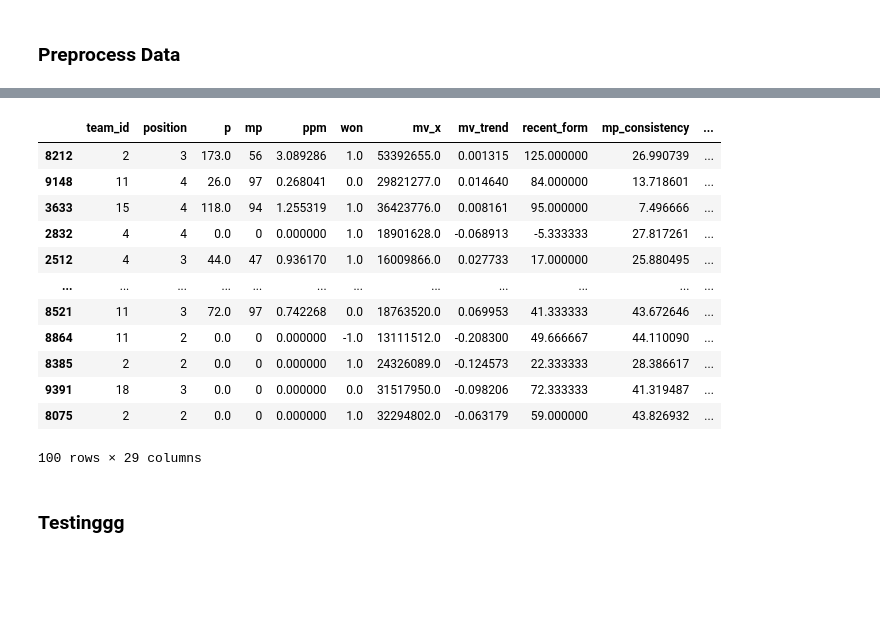
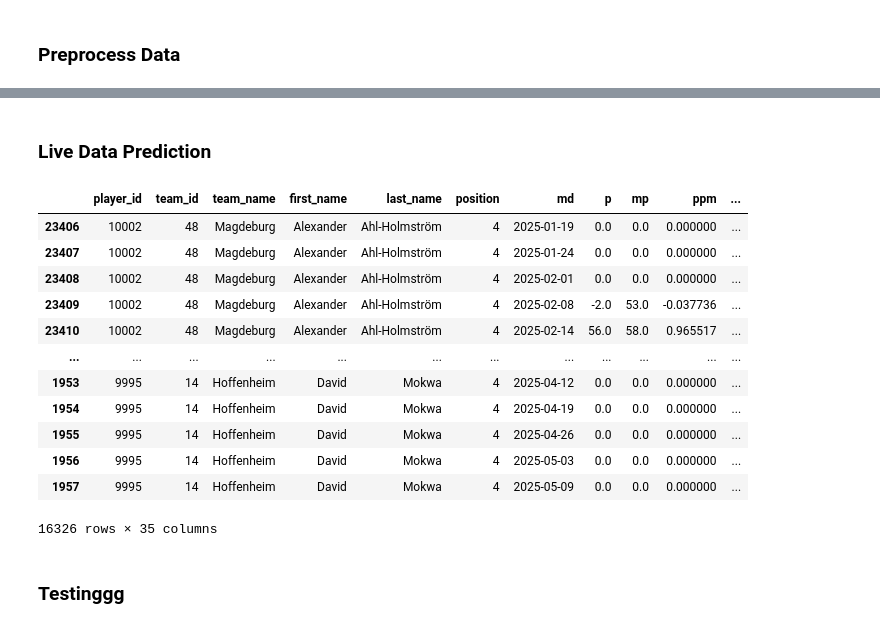
Before and after one commit to walzim/Kickbase-Trading-Advisor, a Jupyter notebook: main.ipynb, the cells around one changed output, grey strips where cells are left out. Cells and saved outputs as stored; diff of their text form; code cells hidden in the pictures; blank space fills up the shorter version.

```diff
--- a/main.ipynb
+++ b/main.ipynb
@@ -126,11 +196,0 @@ df['won'] = df['won'].fillna(-1)
-# %%
-# Add more Features
-df['mv_trend'] = df.groupby('player_id')['mv'].pct_change()  # Market Value Trend
-df['recent_form'] = df.groupby('player_id')['p'].rolling(3).mean().reset_index(0, drop=True)  # Form of last 3 games
-df['mp_consistency'] = df.groupby('player_id')['mp'].rolling(5).std().reset_index(0, drop=True)  # Playing time consistency
-
-# Replace NaN / inf values in new features
-df['mv_trend'] = df['mv_trend'].fillna(0)  # No trend initially
-df['mv_trend'] = df['mv_trend'].replace([np.inf, -np.inf], 0)  # Replace inf values
-df['recent_form'] = df['recent_form'].fillna(df['p'])  # If nan then take points of the game
-df['mp_consistency'] = df['mp_consistency'].fillna(df['mp'].std())  # Global std if not enough data
@@ -269,34 +322,21 @@ plt.show()
-# %%
-comparison = X_test.copy()  # Copy of features for comparison
-
-y_pred_rounded = np.round(y_pred, 2)
-
-comparison['y_true'] = y_test.values
-comparison['y_pred'] = y_pred_rounded
-
-# Sort by absolute error
-comparison['error'] = (comparison['y_true'] - comparison['y_pred']).abs()
-comparison_sorted = comparison.sort_values(by='error', ascending=False)
-
-
-# join df from above with comparison_sorted to get more data
-comparison_sorted = comparison_sorted.merge(df[['player_id', 'first_name', 'last_name', 'team_name', 'md', 'mv', 'mv_next_week']], left_index=True, right_index=True)
-
-display(comparison_sorted.head(100))
-# %% [output]
-|  | team_id | position | p | mp | ppm | won | mv_x | mv_trend | recent_form | mp_consistency | ... |
-| 8212 | 2 | 3 | 173.0 | 56 | 3.089286 | 1.0 | 53392655.0 | 0.001315 | 125.000000 | 26.990739 | ... |
-| 9148 | 11 | 4 | 26.0 | 97 | 0.268041 | 0.0 | 29821277.0 | 0.014640 | 84.000000 | 13.718601 | ... |
-| 3633 | 15 | 4 | 118.0 | 94 | 1.255319 | 1.0 | 36423776.0 | 0.008161 | 95.000000 | 7.496666 | ... |
-| 2832 | 4 | 4 | 0.0 | 0 | 0.000000 | 1.0 | 18901628.0 | -0.068913 | -5.333333 | 27.817261 | ... |
-| 2512 | 4 | 3 | 44.0 | 47 | 0.936170 | 1.0 | 16009866.0 | 0.027733 | 17.000000 | 25.880495 | ... |
-| ... | ... | ... | ... | ... | ... | ... | ... | ... | ... | ... | ... |
-| 8521 | 11 | 3 | 72.0 | 97 | 0.742268 | 0.0 | 18763520.0 | 0.069953 | 41.333333 | 43.672646 | ... |
-| 8864 | 11 | 2 | 0.0 | 0 | 0.000000 | -1.0 | 13111512.0 | -0.208300 | 49.666667 | 44.110090 | ... |
-| 8385 | 2 | 2 | 0.0 | 0 | 0.000000 | 1.0 | 24326089.0 | -0.124573 | 22.333333 | 28.386617 | ... |
-| 9391 | 18 | 3 | 0.0 | 0 | 0.000000 | 0.0 | 31517950.0 | -0.098206 | 72.333333 | 41.319487 | ... |
-| 8075 | 2 | 2 | 0.0 | 0 | 0.000000 | 1.0 | 32294802.0 | -0.063179 | 59.000000 | 43.826932 | ... |
-100 rows × 29 columns
+# %% [markdown]
+### Live Data Prediction
+# %%
+display(df)
+# %% [output]
+|  | player_id | team_id | team_name | first_name | last_name | position | md | p | mp | ppm | ... |
+| 23406 | 10002 | 48 | Magdeburg | Alexander | Ahl-Holmström | 4 | 2025-01-19 | 0.0 | 0.0 | 0.000000 | ... |
+| 23407 | 10002 | 48 | Magdeburg | Alexander | Ahl-Holmström | 4 | 2025-01-24 | 0.0 | 0.0 | 0.000000 | ... |
+| 23408 | 10002 | 48 | Magdeburg | Alexander | Ahl-Holmström | 4 | 2025-02-01 | 0.0 | 0.0 | 0.000000 | ... |
+| 23409 | 10002 | 48 | Magdeburg | Alexander | Ahl-Holmström | 4 | 2025-02-08 | -2.0 | 53.0 | -0.037736 | ... |
+| 23410 | 10002 | 48 | Magdeburg | Alexander | Ahl-Holmström | 4 | 2025-02-14 | 56.0 | 58.0 | 0.965517 | ... |
+| ... | ... | ... | ... | ... | ... | ... | ... | ... | ... | ... | ... |
+| 1953 | 9995 | 14 | Hoffenheim | David | Mokwa | 4 | 2025-04-12 | 0.0 | 0.0 | 0.000000 | ... |
+| 1954 | 9995 | 14 | Hoffenheim | David | Mokwa | 4 | 2025-04-19 | 0.0 | 0.0 | 0.000000 | ... |
+| 1955 | 9995 | 14 | Hoffenheim | David | Mokwa | 4 | 2025-04-26 | 0.0 | 0.0 | 0.000000 | ... |
+| 1956 | 9995 | 14 | Hoffenheim | David | Mokwa | 4 | 2025-05-03 | 0.0 | 0.0 | 0.000000 | ... |
+| 1957 | 9995 | 14 | Hoffenheim | David | Mokwa | 4 | 2025-05-09 | 0.0 | 0.0 | 0.000000 | ... |
+16326 rows × 35 columns
 # %% [markdown]
 ### Testinggg
 # %%
```
Also changed, not shown: parts of 20 cells of this notebook, 3 other files.
